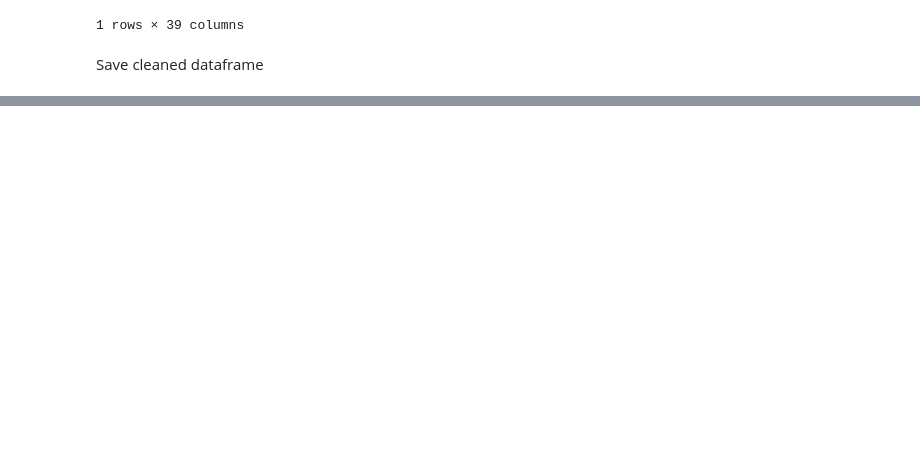
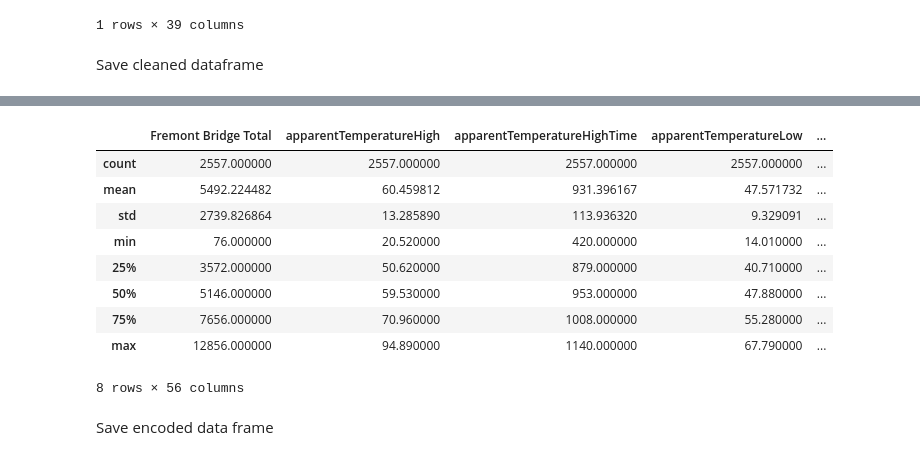
Before and after one commit to wvsharber/bike_seattle, a Jupyter notebook: notebooks/exploratory/data_processing.ipynb, the cells around one changed output, grey strips where cells are left out. Cells and saved outputs as stored; diff of their text form; code cells hidden in the pictures; blank space fills up the shorter version.

Commit message:
encode data

```diff
--- a/notebooks/exploratory/data_processing.ipynb
+++ b/notebooks/exploratory/data_processing.ipynb
@@ -285,0 +337,2 @@ with open("../../data/processed/data.pkl", 'wb') as handle:
+# %%
+ohe_df = pd.concat([df, df_transformed], axis = 1)
@@ -285,0 +351,2 @@ with open("../../data/processed/data.pkl", 'wb') as handle:
+# %%
+ohe_df.drop(['none', 'DoW0', 'Month1'], axis = 1, inplace = True)
@@ -285,0 +359,4 @@ with open("../../data/processed/data.pkl", 'wb') as handle:
+# %%
+def time_conversion(x):
+    time = (x.hour)*60 + x.minute
+    return time
@@ -285,0 +386,3 @@ with open("../../data/processed/data.pkl", 'wb') as handle:
+# %%
+for column in time_columns:
+    ohe_df[column] = ohe_df[column].apply(time_conversion)
@@ -285,0 +399,15 @@ with open("../../data/processed/data.pkl", 'wb') as handle:
+# %%
+ohe_df.describe()
+# %% [output]
+|  | Fremont Bridge Total | apparentTemperatureHigh | apparentTemperatureHighTime | apparentTemperatureLow | ... |
+| count | 2557.000000 | 2557.000000 | 2557.000000 | 2557.000000 | ... |
+| mean | 5492.224482 | 60.459812 | 931.396167 | 47.571732 | ... |
+| std | 2739.826864 | 13.285890 | 113.936320 | 9.329091 | ... |
+| min | 76.000000 | 20.520000 | 420.000000 | 14.010000 | ... |
+| 25% | 3572.000000 | 50.620000 | 879.000000 | 40.710000 | ... |
+| 50% | 5146.000000 | 59.530000 | 953.000000 | 47.880000 | ... |
+| 75% | 7656.000000 | 70.960000 | 1008.000000 | 55.280000 | ... |
+| max | 12856.000000 | 94.890000 | 1140.000000 | 67.790000 | ... |
+8 rows × 56 columns
+# %% [markdown]
+Save encoded data frame
```
Also changed, not shown: parts of 18 cells of this notebook, 1 other file.
